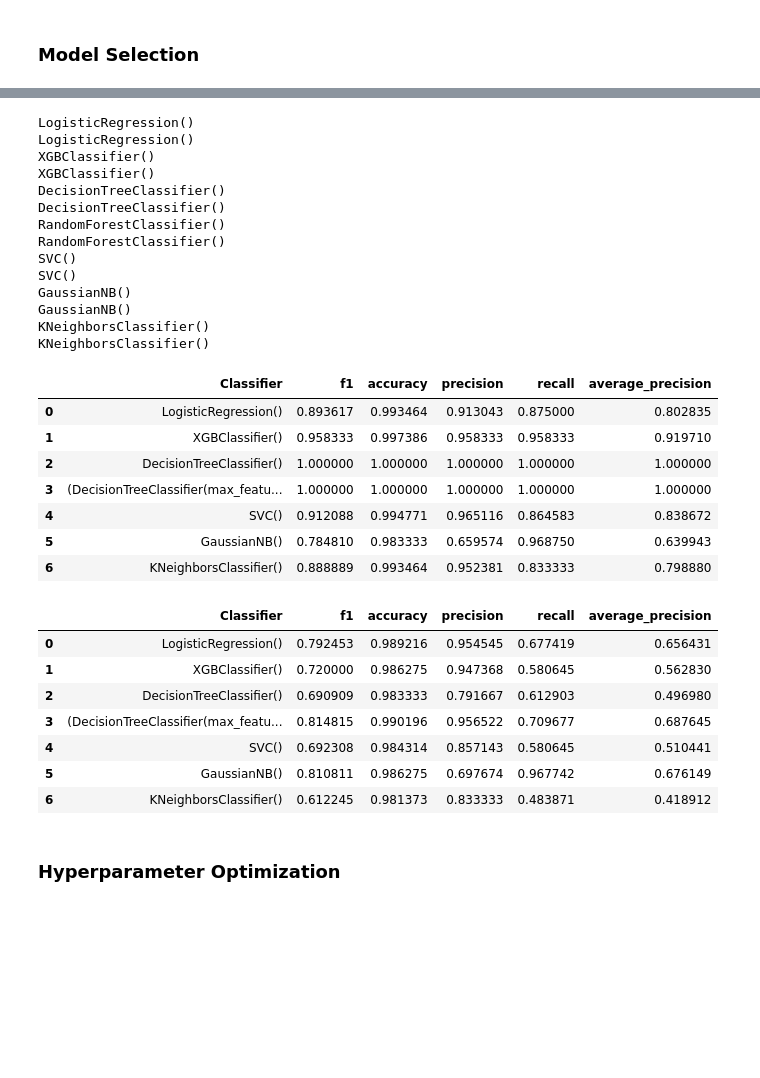
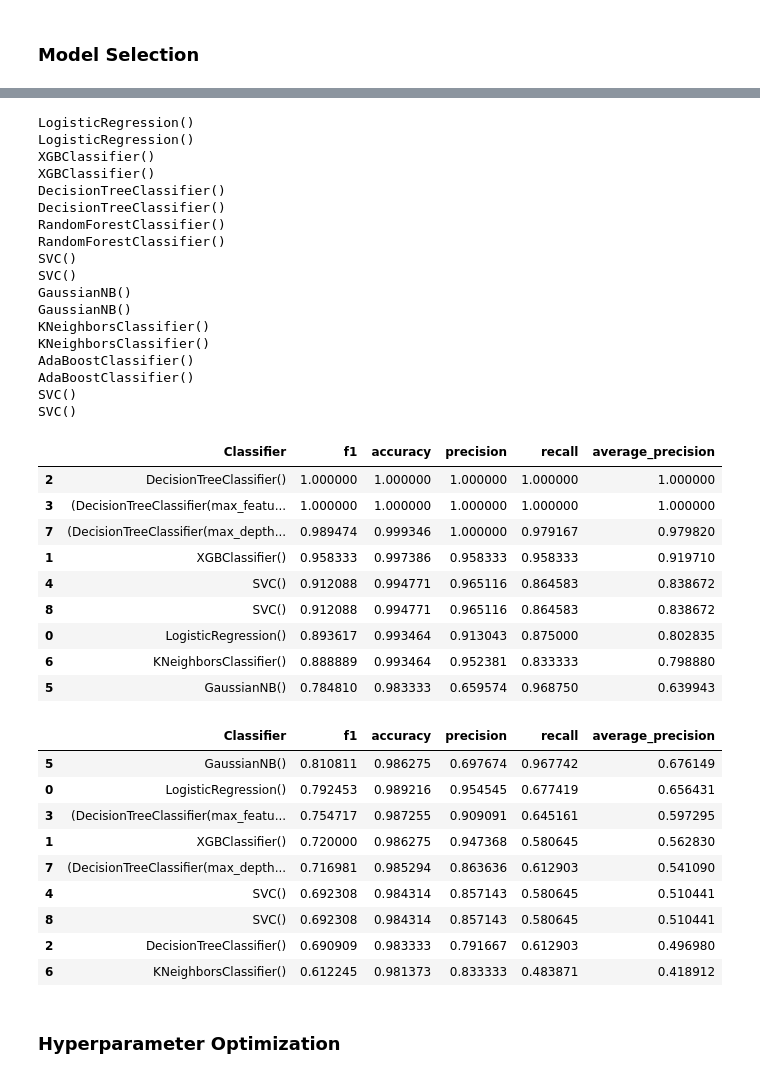
Before and after one commit to frankwillard/NBA-Hall-Of-Fame-Model, a Jupyter notebook: Hall_of_Fame_Modeling.ipynb, the cells around one changed output, grey strips where cells are left out. Saved outputs shown, nothing was run; the diff lists cells and outputs as text; code cells hidden in the pictures; blank space fills up the shorter version.

```diff
--- a/Hall_of_Fame_Modeling.ipynb
+++ b/Hall_of_Fame_Modeling.ipynb
@@ -227,7 +227,9 @@ CLASSIFIERS = [
     RandomForestClassifier(),
     SVC(),
     GaussianNB(),
-    KNeighborsClassifier()
+    KNeighborsClassifier(),
+    AdaBoostClassifier(),
+    SVC(kernel = 'rbf')
   ]
 # %%
 METRICS = [
@@ -276,30 +286,38 @@ GaussianNB()
 GaussianNB()
 KNeighborsClassifier()
 KNeighborsClassifier()
+AdaBoostClassifier()
+AdaBoostClassifier()
+SVC()
+SVC()
 # %%
 train_metrics_df = pd.DataFrame(data = training_metrics, columns=['Classifier'] + METRICS)
 val_metrics_df = pd.DataFrame(data = val_metrics, columns=['Classifier'] + METRICS)
-# %%
-train_metrics_df
-# %% [output]
-|  | Classifier | f1 | accuracy | precision | recall | average_precision |
-| 0 | LogisticRegression() | 0.893617 | 0.993464 | 0.913043 | 0.875000 | 0.802835 |
-| 1 | XGBClassifier() | 0.958333 | 0.997386 | 0.958333 | 0.958333 | 0.919710 |
-| 2 | DecisionTreeClassifier() | 1.000000 | 1.000000 | 1.000000 | 1.000000 | 1.000000 |
-| 3 | (DecisionTreeClassifier(max_featu... | 1.000000 | 1.000000 | 1.000000 | 1.000000 | 1.000000 |
-| 4 | SVC() | 0.912088 | 0.994771 | 0.965116 | 0.864583 | 0.838672 |
-| 5 | GaussianNB() | 0.784810 | 0.983333 | 0.659574 | 0.968750 | 0.639943 |
-| 6 | KNeighborsClassifier() | 0.888889 | 0.993464 | 0.952381 | 0.833333 | 0.798880 |
-# %%
-val_metrics_df
-# %% [output]
-|  | Classifier | f1 | accuracy | precision | recall | average_precision |
-| 0 | LogisticRegression() | 0.792453 | 0.989216 | 0.954545 | 0.677419 | 0.656431 |
-| 1 | XGBClassifier() | 0.720000 | 0.986275 | 0.947368 | 0.580645 | 0.562830 |
-| 2 | DecisionTreeClassifier() | 0.690909 | 0.983333 | 0.791667 | 0.612903 | 0.496980 |
-| 3 | (DecisionTreeClassifier(max_featu... | 0.814815 | 0.990196 | 0.956522 | 0.709677 | 0.687645 |
-| 4 | SVC() | 0.692308 | 0.984314 | 0.857143 | 0.580645 | 0.510441 |
-| 5 | GaussianNB() | 0.810811 | 0.986275 | 0.697674 | 0.967742 | 0.676149 |
-| 6 | KNeighborsClassifier() | 0.612245 | 0.981373 | 0.833333 | 0.483871 | 0.418912 |
+# %%
+train_metrics_df.sort_values(by='f1', ascending=False)
+# %% [output]
+|  | Classifier | f1 | accuracy | precision | recall | average_precision |
+| 2 | DecisionTreeClassifier() | 1.000000 | 1.000000 | 1.000000 | 1.000000 | 1.000000 |
+| 3 | (DecisionTreeClassifier(max_featu... | 1.000000 | 1.000000 | 1.000000 | 1.000000 | 1.000000 |
+| 7 | (DecisionTreeClassifier(max_depth... | 0.989474 | 0.999346 | 1.000000 | 0.979167 | 0.979820 |
+| 1 | XGBClassifier() | 0.958333 | 0.997386 | 0.958333 | 0.958333 | 0.919710 |
+| 4 | SVC() | 0.912088 | 0.994771 | 0.965116 | 0.864583 | 0.838672 |
+| 8 | SVC() | 0.912088 | 0.994771 | 0.965116 | 0.864583 | 0.838672 |
+| 0 | LogisticRegression() | 0.893617 | 0.993464 | 0.913043 | 0.875000 | 0.802835 |
+| 6 | KNeighborsClassifier() | 0.888889 | 0.993464 | 0.952381 | 0.833333 | 0.798880 |
+| 5 | GaussianNB() | 0.784810 | 0.983333 | 0.659574 | 0.968750 | 0.639943 |
+# %%
+val_metrics_df.sort_values(by='f1', ascending=False)
+# %% [output]
+|  | Classifier | f1 | accuracy | precision | recall | average_precision |
+| 5 | GaussianNB() | 0.810811 | 0.986275 | 0.697674 | 0.967742 | 0.676149 |
+| 0 | LogisticRegression() | 0.792453 | 0.989216 | 0.954545 | 0.677419 | 0.656431 |
+| 3 | (DecisionTreeClassifier(max_featu... | 0.754717 | 0.987255 | 0.909091 | 0.645161 | 0.597295 |
+| 1 | XGBClassifier() | 0.720000 | 0.986275 | 0.947368 | 0.580645 | 0.562830 |
+| 7 | (DecisionTreeClassifier(max_depth... | 0.716981 | 0.985294 | 0.863636 | 0.612903 | 0.541090 |
+| 4 | SVC() | 0.692308 | 0.984314 | 0.857143 | 0.580645 | 0.510441 |
+| 8 | SVC() | 0.692308 | 0.984314 | 0.857143 | 0.580645 | 0.510441 |
+| 2 | DecisionTreeClassifier() | 0.690909 | 0.983333 | 0.791667 | 0.612903 | 0.496980 |
+| 6 | KNeighborsClassifier() | 0.612245 | 0.981373 | 0.833333 | 0.483871 | 0.418912 |
 # %% [markdown]
 ### Hyperparameter Optimization
```
Also changed, not shown: parts of 3 cells of this notebook.
